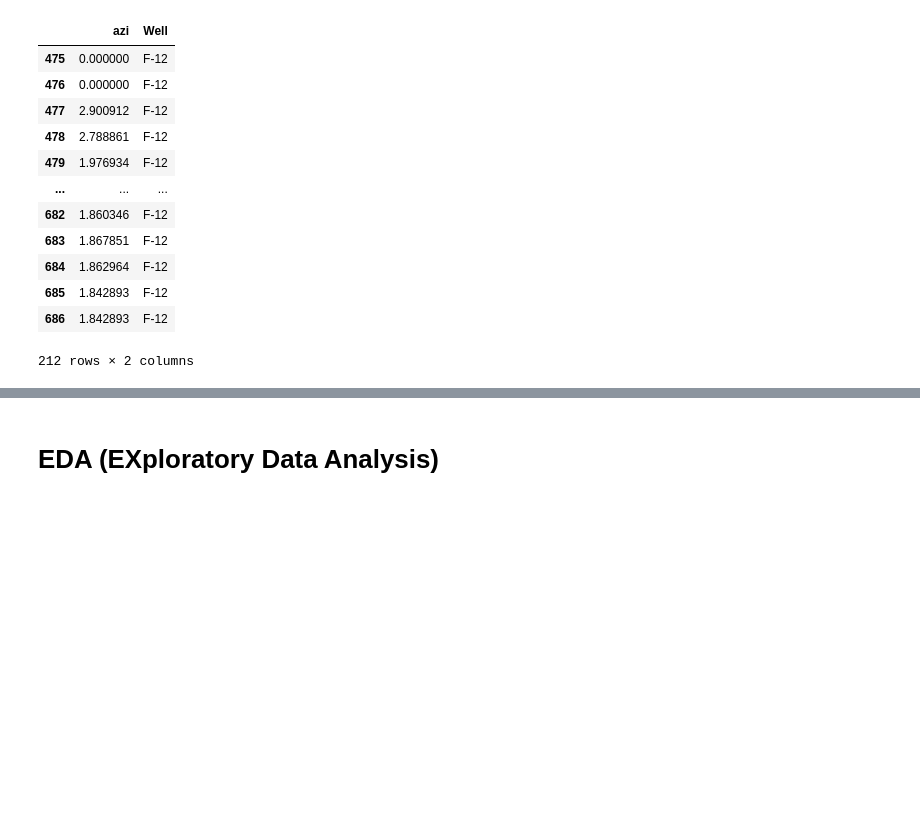
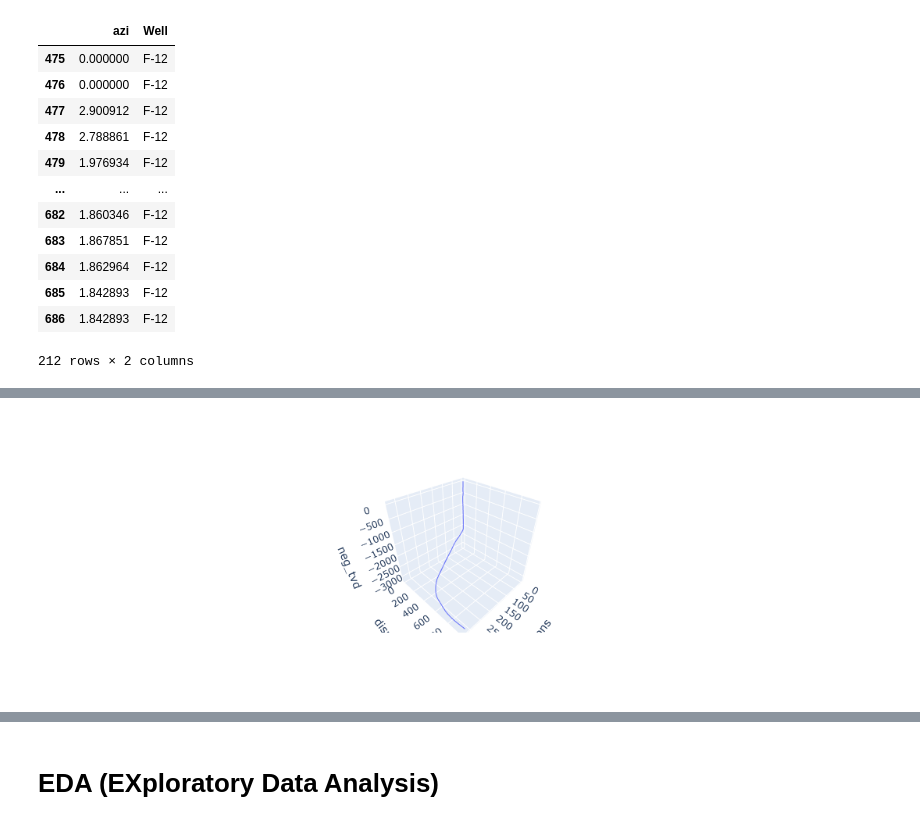
Before and after one commit to FreddyEcu-Ch/Drilling-Engineering, a Jupyter notebook: DT-EDA.ipynb, the cells around one changed output, grey strips where cells are left out. Saved outputs shown, nothing was run; the diff lists cells and outputs as text; code cells hidden in the pictures; blank space fills up the shorter version.

```diff
--- a/DT-EDA.ipynb
+++ b/DT-EDA.ipynb
@@ -161,0 +186,5 @@ fig.show()
+# %%
+fig_14 = px.line_3d(df_all_wells[df_all_wells['Well']=='F-14'], 'dispns', 'dispew', 'neg_tvd')
+fig_14.show()
+# %% [output]
+[figure, added]
```
Also changed, not shown: parts of 9 cells of this notebook, 9 other files.
